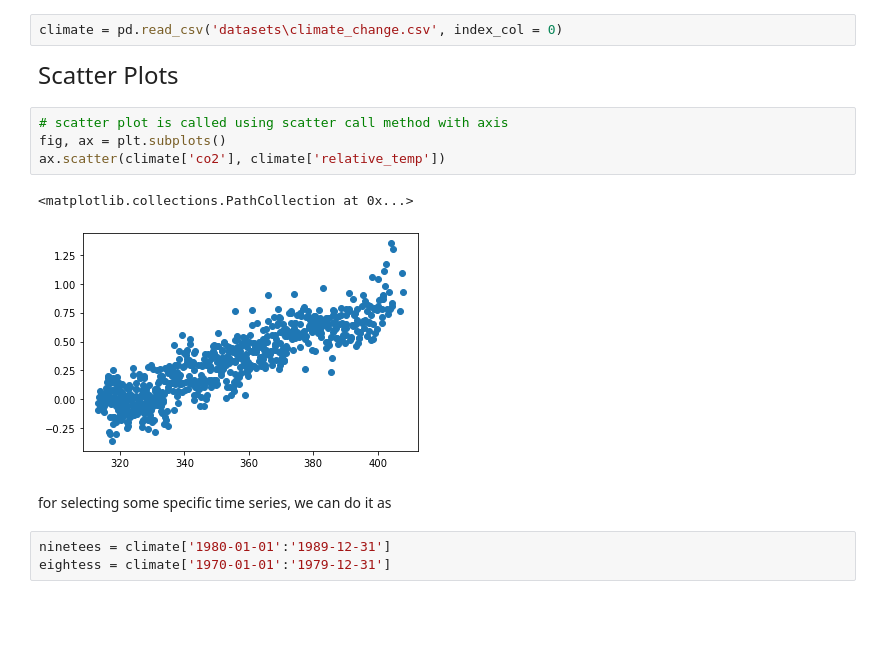
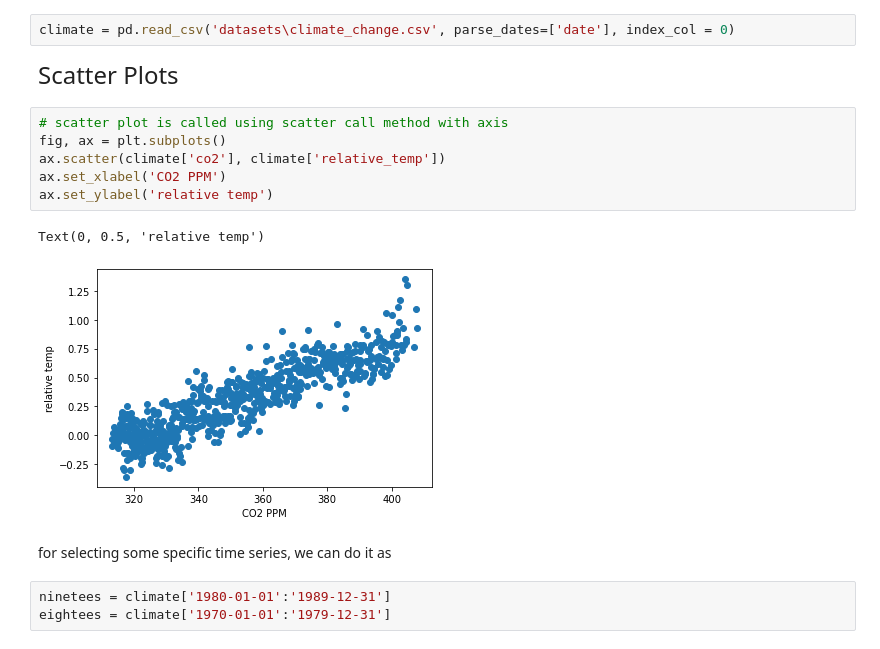
Before and after one commit to Wisal-Mukhtiar/Python-Practices, a Jupyter notebook: data_visualization/quantitative_comparisons_scatter_plots.ipynb, the cells around one changed output. Drawn from its saved outputs; the diff is of its cells as text; blank space fills up the shorter version.

```diff
--- a/data_visualization/quantitative_comparisons_scatter_plots.ipynb
+++ b/data_visualization/quantitative_comparisons_scatter_plots.ipynb
@@ -2,21 +2,23 @@
 import pandas as pd
 import matplotlib.pyplot as plt
 # %%
-climate = pd.read_csv('datasets\climate_change.csv', index_col = 0)
+climate = pd.read_csv('datasets\climate_change.csv', parse_dates=['date'], index_col = 0)
 # %% [markdown]
 <font size='5' > Scatter Plots </font>
 # %%
 # scatter plot is called using scatter call method with axis
 fig, ax = plt.subplots()
 ax.scatter(climate['co2'], climate['relative_temp'])
+ax.set_xlabel('CO2 PPM')
+ax.set_ylabel('relative temp')
 # %% [output]
-<matplotlib.collections.PathCollection at 0x...>
+Text(0, 0.5, 'relative temp')
-[figure, old version]
+[figure, new version]
 # %% [markdown]
 for selecting some specific time series, we can do it as
 # %%
 ninetees = climate['1980-01-01':'1989-12-31']
-eightess = climate['1970-01-01':'1979-12-31']
+eightees = climate['1970-01-01':'1979-12-31']
 # %%
 # we can add color argument as well as legend call
 fig, ax = plt.subplots()
```
Also changed, not shown: parts of 4 cells of this notebook.
